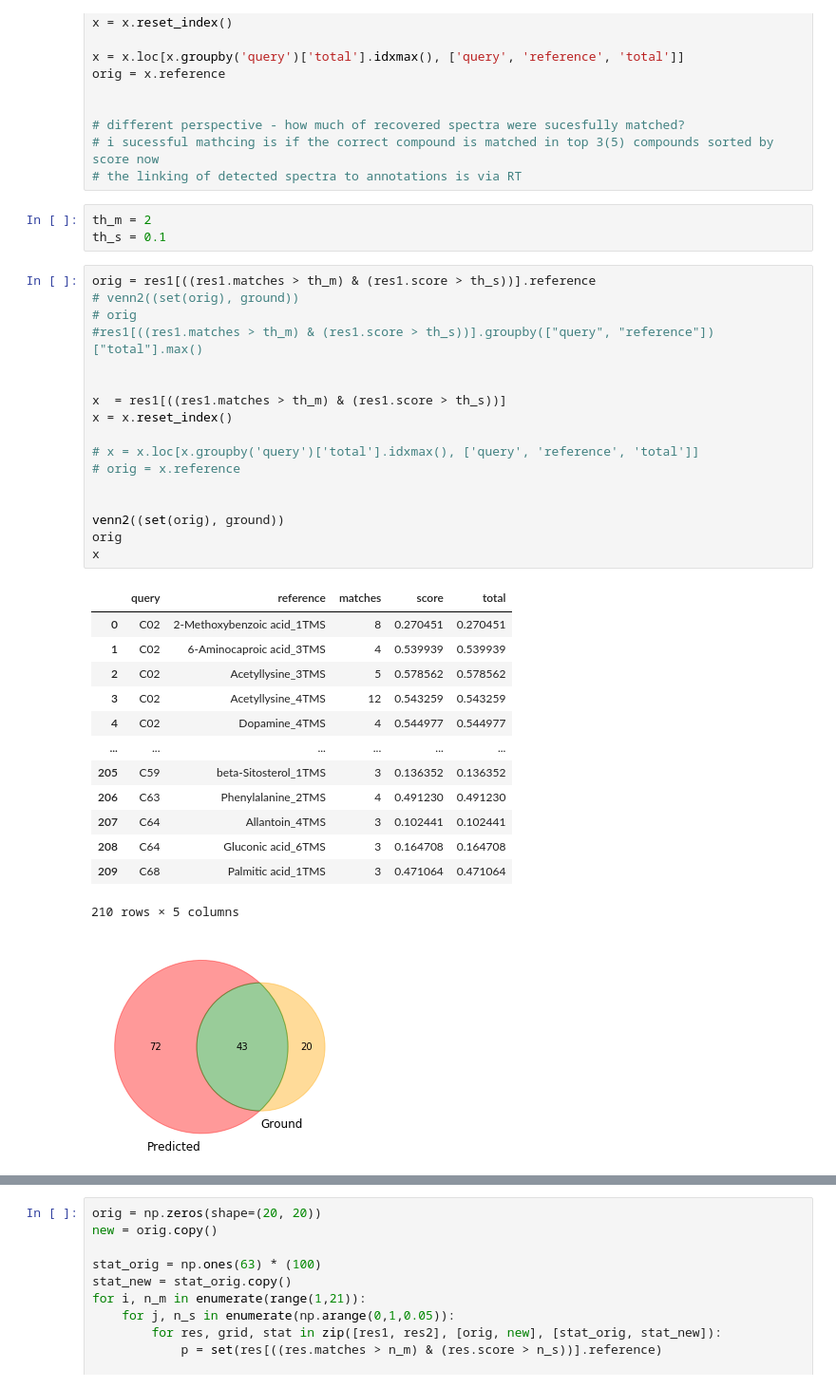
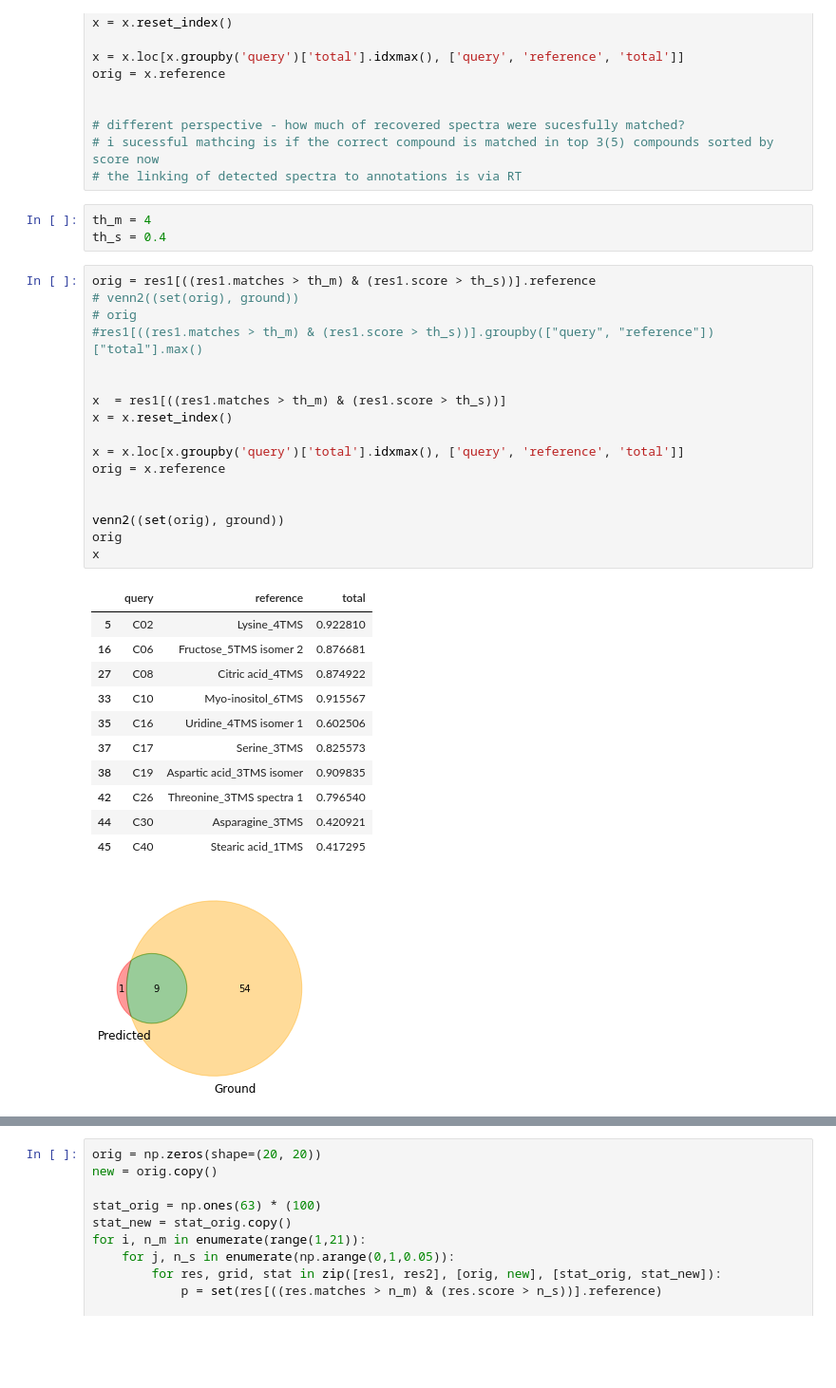
Before and after one commit to michal-stary/missing-peaks-prediction, a Jupyter notebook: compare_histories.ipynb, the cells around one changed output, grey strips where cells are left out. Shown: that part at 95% size. Saved outputs shown, nothing was run; the diff lists cells and outputs as text; blank space fills up the shorter version.

```diff
--- a/compare_histories.ipynb
+++ b/compare_histories.ipynb
@@ -92,40 +92,38 @@ orig = x.reference
 # i sucessful mathcing is if the correct compound is matched in top 3(5) compounds sorted by score now
 # the linking of detected spectra to annotations is via RT
 # %%
-th_m = 2
-th_s = 0.1
+th_m = 4
+th_s = 0.4
 # %%
 orig = res1[((res1.matches > th_m) & (res1.score > th_s))].reference
 # venn2((set(orig), ground))
 # orig
 #res1[((res1.matches > th_m) & (res1.score > th_s))].groupby(["query", "reference"])["total"].max()
 
 
 x  = res1[((res1.matches > th_m) & (res1.score > th_s))]
 x = x.reset_index()
 
-# x = x.loc[x.groupby('query')['total'].idxmax(), ['query', 'reference', 'total']]
-# orig = x.reference
+x = x.loc[x.groupby('query')['total'].idxmax(), ['query', 'reference', 'total']]
+orig = x.reference
 
 
 venn2((set(orig), ground))
 orig
 x
 # %% [output]
-|  | query | reference | matches | score | total |
-| 0 | C02 | 2-Methoxybenzoic acid_1TMS | 8 | 0.270451 | 0.270451 |
-| 1 | C02 | 6-Aminocaproic acid_3TMS | 4 | 0.539939 | 0.539939 |
-| 2 | C02 | Acetyllysine_3TMS | 5 | 0.578562 | 0.578562 |
-| 3 | C02 | Acetyllysine_4TMS | 12 | 0.543259 | 0.543259 |
-| 4 | C02 | Dopamine_4TMS | 4 | 0.544977 | 0.544977 |
-| ... | ... | ... | ... | ... | ... |
-| 205 | C59 | beta-Sitosterol_1TMS | 3 | 0.136352 | 0.136352 |
-| 206 | C63 | Phenylalanine_2TMS | 4 | 0.491230 | 0.491230 |
-| 207 | C64 | Allantoin_4TMS | 3 | 0.102441 | 0.102441 |
-| 208 | C64 | Gluconic acid_6TMS | 3 | 0.164708 | 0.164708 |
-| 209 | C68 | Palmitic acid_1TMS | 3 | 0.471064 | 0.471064 |
+|  | query | reference | total |
+| 5 | C02 | Lysine_4TMS | 0.922810 |
+| 16 | C06 | Fructose_5TMS isomer 2 | 0.876681 |
+| 27 | C08 | Citric acid_4TMS | 0.874922 |
+| 33 | C10 | Myo-inositol_6TMS | 0.915567 |
+| 35 | C16 | Uridine_4TMS isomer 1 | 0.602506 |
+| 37 | C17 | Serine_3TMS | 0.825573 |
+| 38 | C19 | Aspartic acid_3TMS isomer | 0.909835 |
+| 42 | C26 | Threonine_3TMS spectra 1 | 0.796540 |
+| 44 | C30 | Asparagine_3TMS | 0.420921 |
+| 45 | C40 | Stearic acid_1TMS | 0.417295 |
-210 rows × 5 columns
-[figure, old version]
+[figure, new version]
 # %%
 set(orig).intersection(ground)
 # %% [output]
```
Also changed, not shown: parts of 5 cells of this notebook.
